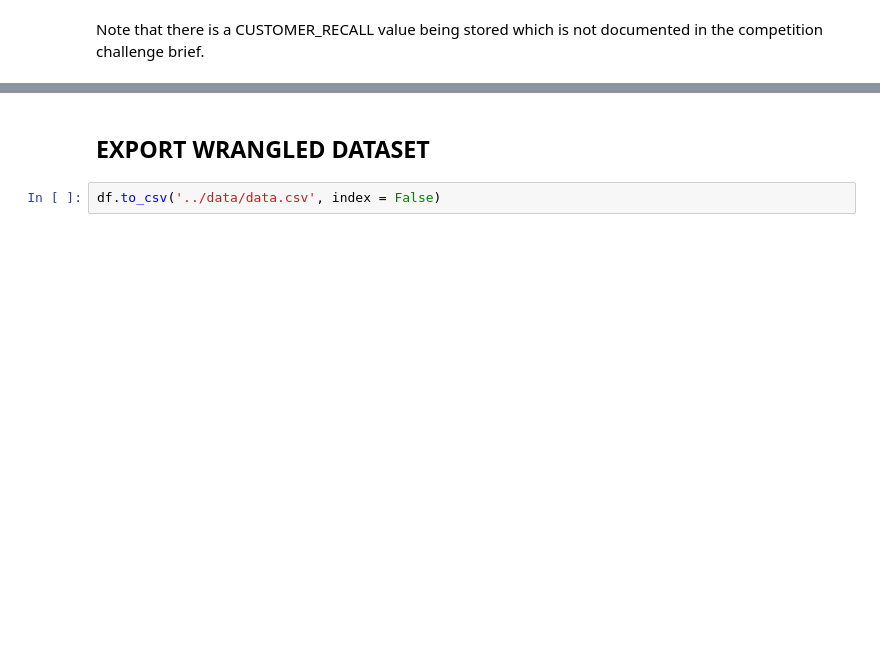
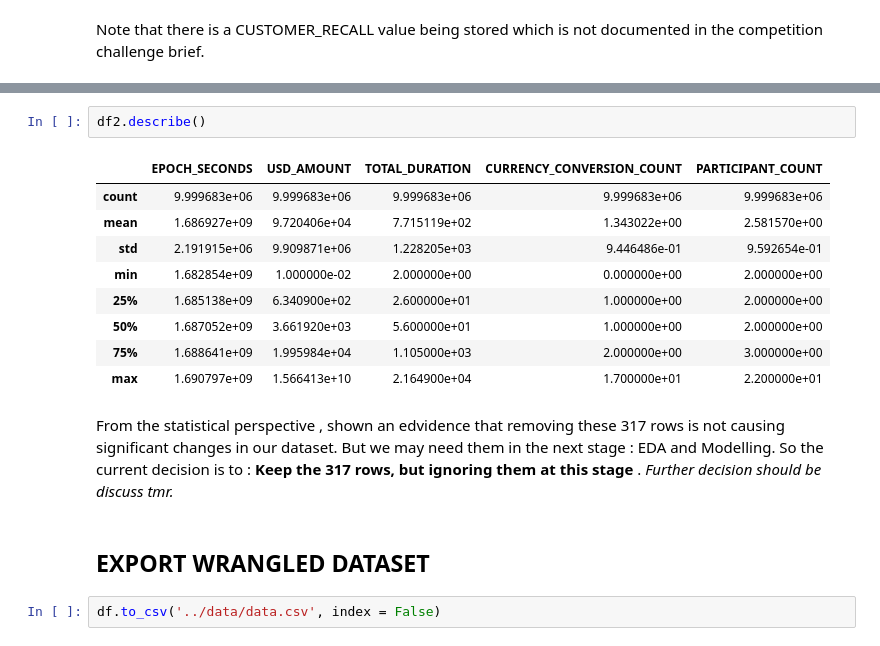
Before and after one commit to mrchuakaiming/umdac-datathon-2026, a Jupyter notebook: wrangle/Wrangle_1.ipynb, the cells around one changed output, grey strips where cells are left out. Cells and saved outputs as stored; diff of their text form; blank space fills up the shorter version.

```diff
--- a/wrangle/Wrangle_1.ipynb
+++ b/wrangle/Wrangle_1.ipynb
@@ -457,3 +598,17 @@ Note that there is a CUSTOMER_RECALL value being stored which is not documented
+# %%
+df2.describe()
+# %% [output]
+|  | EPOCH_SECONDS | USD_AMOUNT | TOTAL_DURATION | CURRENCY_CONVERSION_COUNT | PARTICIPANT_COUNT |
+| count | 9.999683e+06 | 9.999683e+06 | 9.999683e+06 | 9.999683e+06 | 9.999683e+06 |
+| mean | 1.686927e+09 | 9.720406e+04 | 7.715119e+02 | 1.343022e+00 | 2.581570e+00 |
+| std | 2.191915e+06 | 9.909871e+06 | 1.228205e+03 | 9.446486e-01 | 9.592654e-01 |
+| min | 1.682854e+09 | 1.000000e-02 | 2.000000e+00 | 0.000000e+00 | 2.000000e+00 |
+| 25% | 1.685138e+09 | 6.340900e+02 | 2.600000e+01 | 1.000000e+00 | 2.000000e+00 |
+| 50% | 1.687052e+09 | 3.661920e+03 | 5.600000e+01 | 1.000000e+00 | 2.000000e+00 |
+| 75% | 1.688641e+09 | 1.995984e+04 | 1.105000e+03 | 2.000000e+00 | 3.000000e+00 |
+| max | 1.690797e+09 | 1.566413e+10 | 2.164900e+04 | 1.700000e+01 | 2.200000e+01 |
+# %% [markdown]
+From the statistical perspective , shown an edvidence that removing these 317 rows is not causing significant changes in our dataset. But we may need them in the next stage : EDA and Modelling. So the current decision is to : **Keep the 317 rows, but ignoring them at this stage** . *Further decision should be discuss tmr.*
 # %% [markdown]
 ## EXPORT WRANGLED DATASET
 # %%
```
Also changed, not shown: parts of 20 cells of this notebook.
